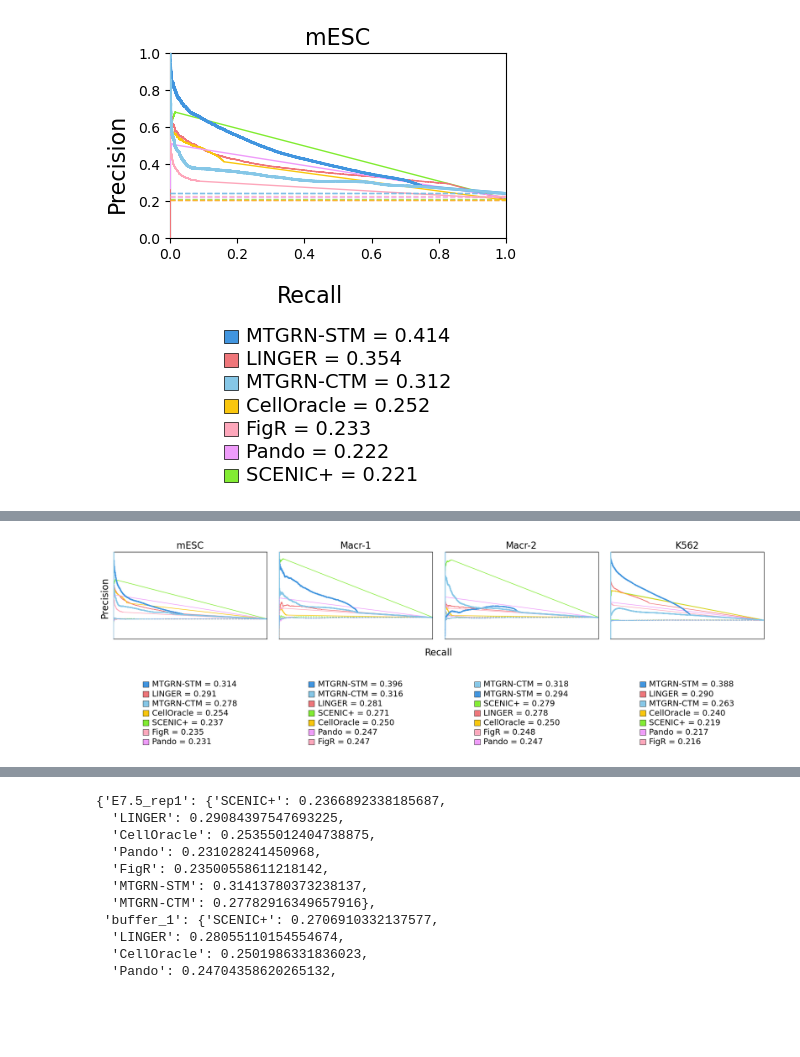
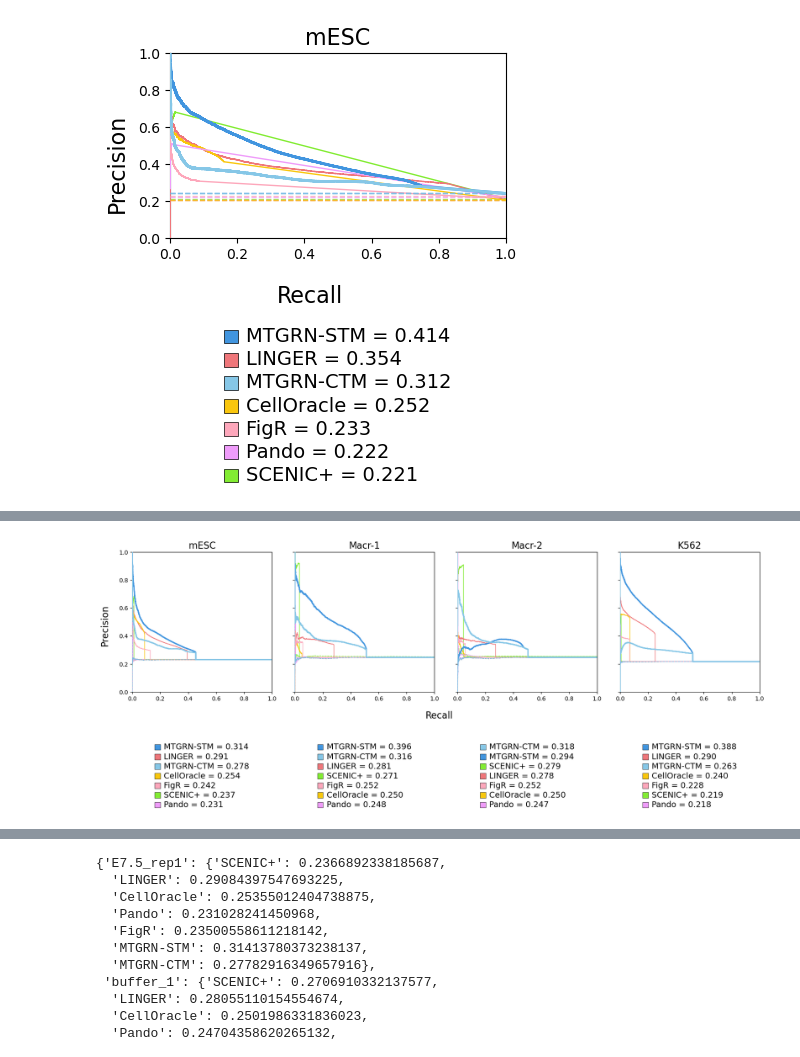
Before and after one commit to emoeller80281/Custom_GRN_Inference, a Jupyter notebook: dev/notebooks/simple_model_testing/plot_auroc_auprc_all_methods.ipynb, the cells around one changed output, grey strips where cells are left out. Cells and saved outputs as stored; diff of their text form; code cells hidden in the pictures; blank space fills up the shorter version.

```diff
--- a/dev/notebooks/simple_model_testing/plot_auroc_auprc_all_methods.ipynb
+++ b/dev/notebooks/simple_model_testing/plot_auroc_auprc_all_methods.ipynb
@@ -1719,7 +1726,7 @@ method_color_dict = {
 combined_fig, combined_axes = plt.subplots(
     nrows=1,
     ncols=len(sample_to_title_map),
-    figsize=(16, 5),
+    figsize=(16, 8),
     sharex=True,
     sharey=True,
     squeeze=False,
@@ -1731,6 +1738,8 @@ cell_type_method_auroc = {}
 for i, sample_name in enumerate(sample_to_title_map.keys()):
 
     ax = combined_axes[i]
+
+    ax.set_box_aspect(1)
 
     auprc_text_lines = []
 
@@ -1760,26 +1769,48 @@ for i, sample_name in enumerate(sample_to_title_map.keys()):
         else:
             line_weight = 1
 
-        ax.plot(
+        ax.step(
             rec,
             prec,
+            where="post",
             lw=line_weight,
             color=method_color,
-            label=f"",
+            label="",
             zorder=3,
         )
 
-
-        ax.plot(
+        ax.step(
             rand_rec,
             rand_prec,
+            where="post",
             lw=1,
             linestyle="--",
             color=method_color,
             label="",
             zorder=3,
-            alpha=0.75
+            alpha=0.75,
         )
+
+        # ax.plot(
+        #     rec,
+        #     prec,
+        #     lw=line_weight,
+        #     color=method_color,
+        #     label=f"",
+        #     zorder=3,
+        # )
+
+
+        # ax.plot(
+        #     rand_rec,
+        #     rand_prec,
+        #     lw=1,
+        #     linestyle="--",
+        #     color=method_color,
+        #     label="",
+        #     zorder=3,
+        #     alpha=0.75
+        # )
 
     auprc_text_lines_sorted = sorted(
         auprc_text_lines,
@@ -1836,48 +1867,48 @@ for i, sample_name in enumerate(sample_to_title_map.keys()):
         child=packed_legend,
         pad=0.0,
         frameon=False,
-        bbox_to_anchor=(0.5, -0.45),
+        bbox_to_anchor=(0.5, -0.35),
         bbox_transform=ax.transAxes,
         borderpad=0.4,
     )
 
     ax.add_artist(anchored_text)
 
-    ax.tick_params(bottom=False, left=False)
-    ax.set_xticklabels([])
-    ax.set_yticklabels([])
+    # ax.tick_params(bottom=False, left=False)
+    # ax.set_xticklabels([])
+    # ax.set_yticklabels([])
 
 combined_fig.text(
     0.5,
     0.32,
     "Recall",
     ha="center",
     fontsize=16,
 )
 
 combined_fig.text(
     -0.01,
     0.60,
     "Precision",
     va="center",
     rotation="vertical",
     fontsize=16,
 )
 
 combined_fig.subplots_adjust(
-    left=0.01,
+    left=0.03,
     right=0.99,
     bottom=0.40,
     top=0.82,
     wspace=0.08,
 )
 
 plt.show()
 
 combined_fig.savefig(
     all_evaluation_plot_dir / "models_vs_own_test_set_prc.png",
     dpi=300,
     bbox_inches="tight",
 )
 # %% [output]
-[figure, old version]
+[figure, new version]
```
Also changed, not shown: parts of 2 cells of this notebook, 1 other file.
